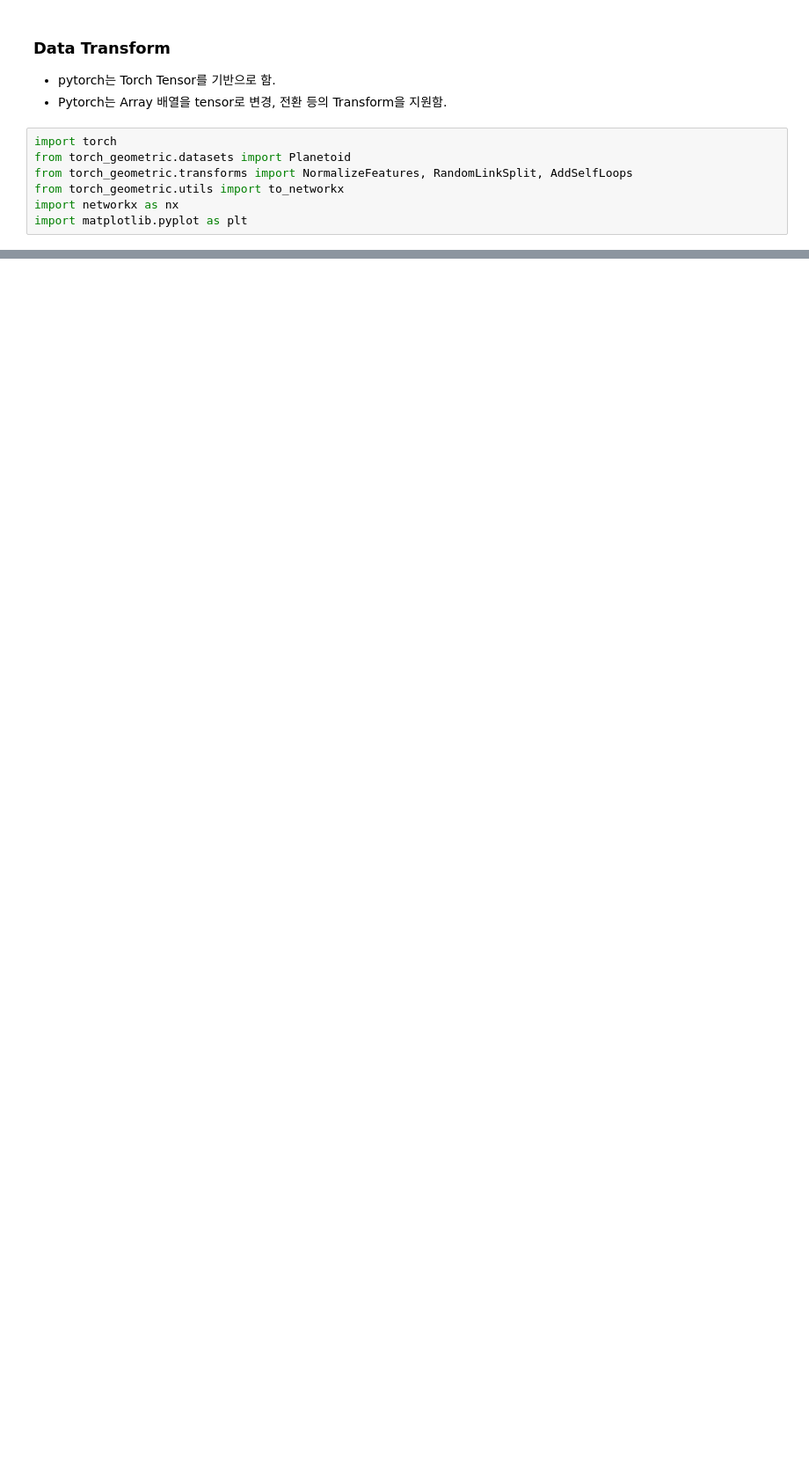
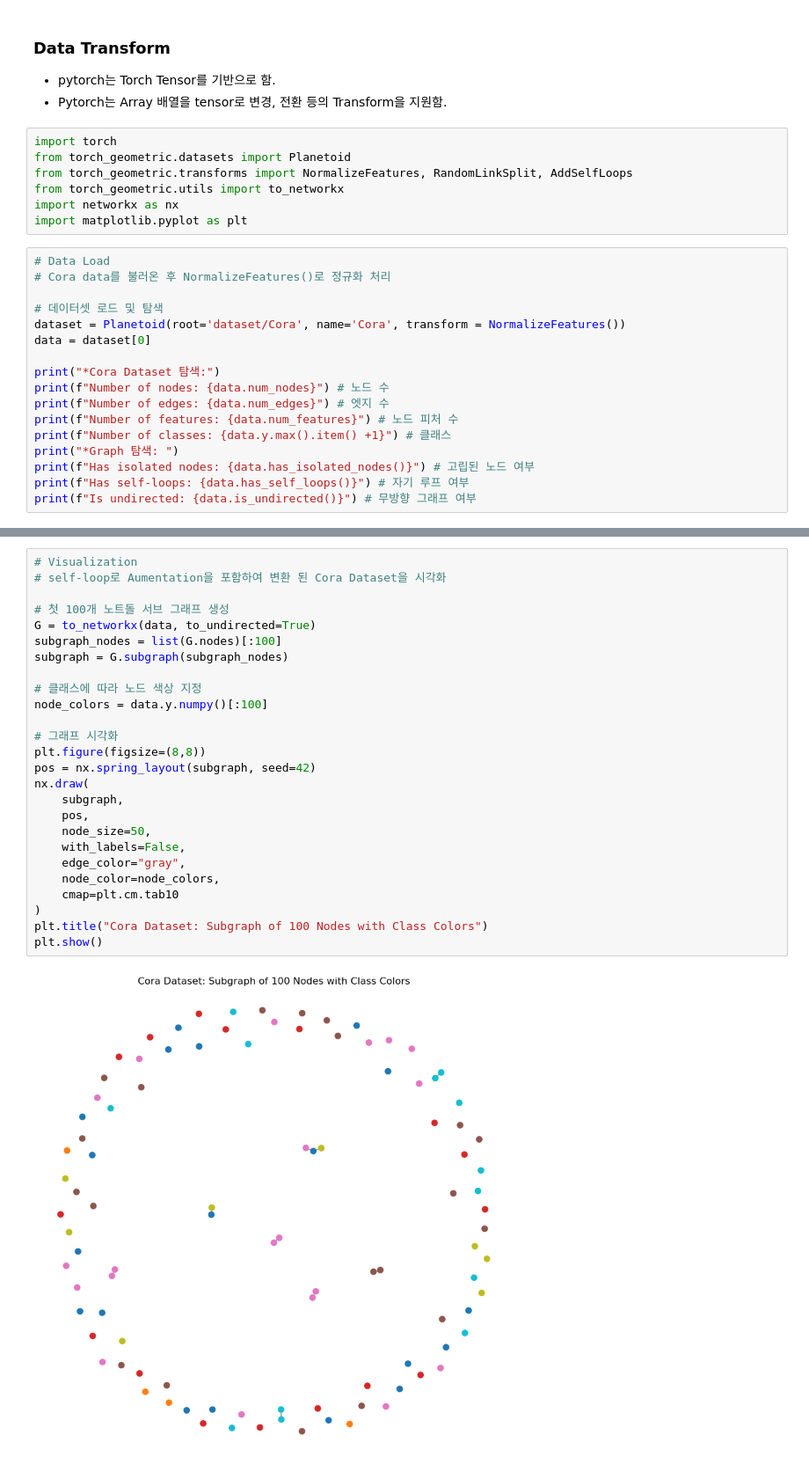
Before and after one commit to DeokhyeonYoon/GNN_Tutorial, a Jupyter notebook: Step4_Graph_Neural_Network.ipynb, the cells around one changed output, grey strips where cells are left out. Shown at 88% size. Drawn from its saved outputs; the diff is of its cells as text; blank space fills up the shorter version.

```diff
--- a/Step4_Graph_Neural_Network.ipynb
+++ b/Step4_Graph_Neural_Network.ipynb
@@ -204,3 +204,20 @@ from torch_geometric.transforms import NormalizeFeatures, RandomLinkSplit, AddSe
 from torch_geometric.utils import to_networkx
 import networkx as nx
 import matplotlib.pyplot as plt
+# %%
+# Data Load
+# Cora data를 불러온 후 NormalizeFeatures()로 정규화 처리
+
+# 데이터셋 로드 및 탐색
+dataset = Planetoid(root='dataset/Cora', name='Cora', transform = NormalizeFeatures())
+data = dataset[0]
+
+print("*Cora Dataset 탐색:")
+print(f"Number of nodes: {data.num_nodes}") # 노드 수
+print(f"Number of edges: {data.num_edges}") # 엣지 수
+print(f"Number of features: {data.num_features}") # 노드 피처 수
+print(f"Number of classes: {data.y.max().item() +1}") # 클래스
+print("*Graph 탐색: ")
+print(f"Has isolated nodes: {data.has_isolated_nodes()}") # 고립된 노드 여부
+print(f"Has self-loops: {data.has_self_loops()}") # 자기 루프 여부
+print(f"Is undirected: {data.is_undirected()}") # 무방향 그래프 여부
@@ -206,0 +289,28 @@ import matplotlib.pyplot as plt
+# %%
+# Visualization
+# self-loop로 Aumentation을 포함하여 변환 된 Cora Dataset을 시각화
+
+# 첫 100개 노트돌 서브 그래프 생성
+G = to_networkx(data, to_undirected=True)
+subgraph_nodes = list(G.nodes)[:100]
+subgraph = G.subgraph(subgraph_nodes)
+
+# 클래스에 따라 노드 색상 지정
+node_colors = data.y.numpy()[:100]
+
+# 그래프 시각화
+plt.figure(figsize=(8,8))
+pos = nx.spring_layout(subgraph, seed=42)
+nx.draw(
+    subgraph,
+    pos,
+    node_size=50,
+    with_labels=False,
+    edge_color="gray",
+    node_color=node_colors,
+    cmap=plt.cm.tab10
+)
+plt.title("Cora Dataset: Subgraph of 100 Nodes with Class Colors")
+plt.show()
+# %% [output]
+[figure, added]
```
Also changed, not shown: parts of 13 cells of this notebook, 12 other files.
